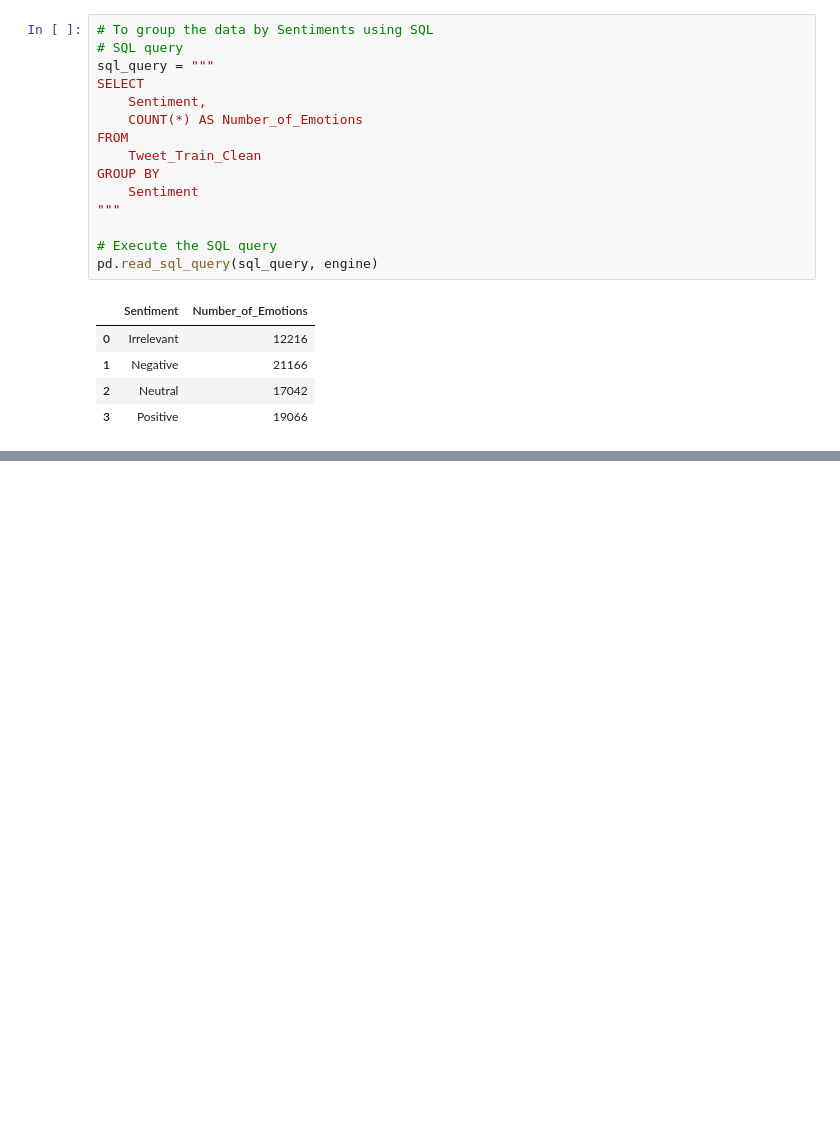
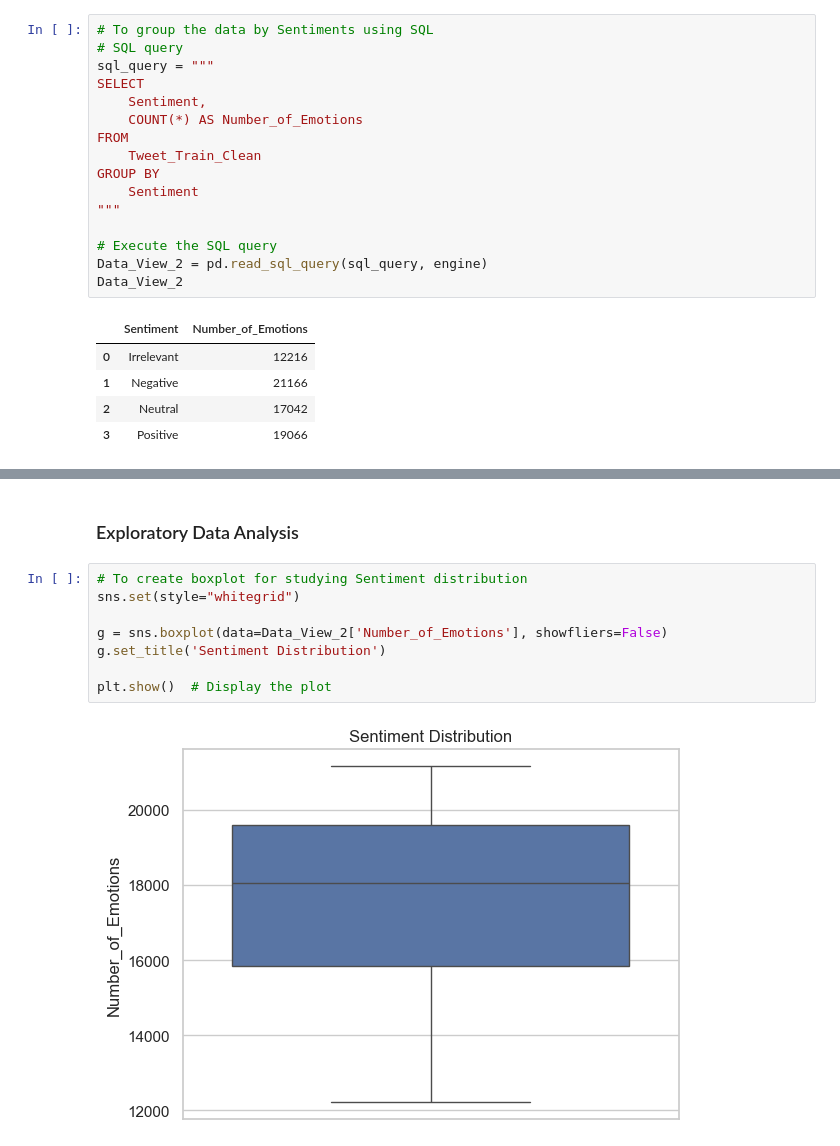
Before and after one commit to MSalmanAliKhan/Data-Science-Projects, a Jupyter notebook: Twitter-Sentiment-Analysis(SQL+Python)/Twitter Sentiment Analysis.ipynb, the cells around one changed output, grey strips where cells are left out. Cells and saved outputs as stored; diff of their text form; blank space fills up the shorter version.

Commit message:
Data Transformations and Visualizations Created on Sentiment Analysis

```diff
--- a/Twitter-Sentiment-Analysis(SQL+Python)/Twitter Sentiment Analysis.ipynb
+++ b/Twitter-Sentiment-Analysis(SQL+Python)/Twitter Sentiment Analysis.ipynb
@@ -209,7 +285,8 @@ GROUP BY
 """
 
 # Execute the SQL query
-pd.read_sql_query(sql_query, engine)
+Data_View_2 = pd.read_sql_query(sql_query, engine)
+Data_View_2
 # %% [output]
 |  | Sentiment | Number_of_Emotions |
 | 0 | Irrelevant | 12216 |
@@ -218,0 +330,12 @@ pd.read_sql_query(sql_query, engine)
+# %% [markdown]
+<h3>Exploratory Data Analysis</h3>
+# %%
+# To create boxplot for studying Sentiment distribution
+sns.set(style="whitegrid")
+
+g = sns.boxplot(data=Data_View_2['Number_of_Emotions'], showfliers=False)
+g.set_title('Sentiment Distribution')
+
+plt.show()  # Display the plot
+# %% [output]
+[figure, added]
```
Also changed, not shown: parts of 12 cells of this notebook, 2 other files.
